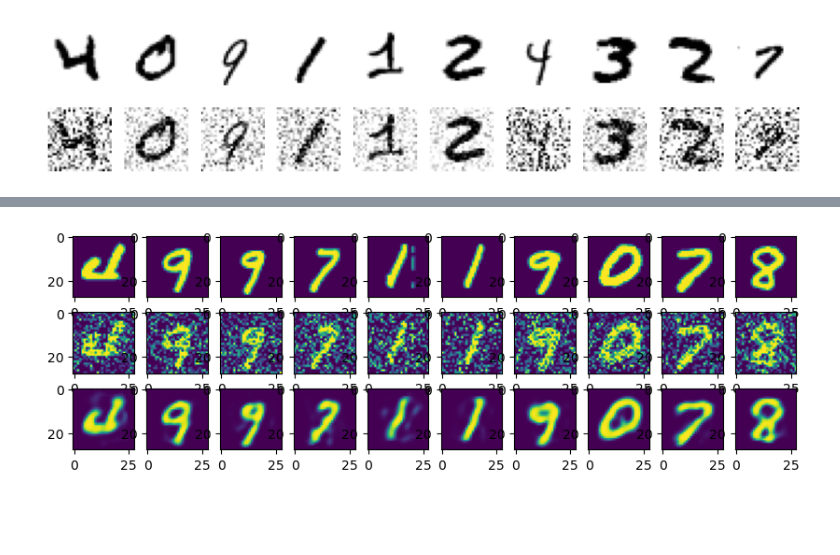
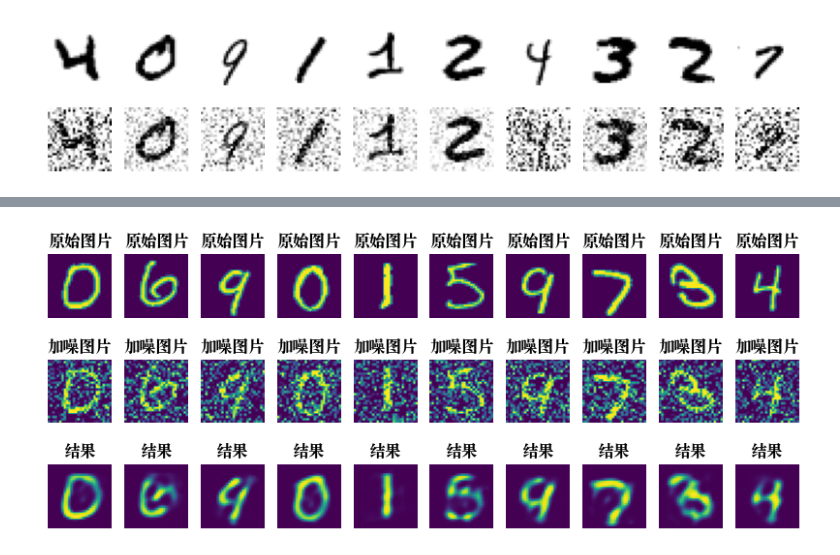
Before and after one commit to ChenZihan-sudo/CS101-Fundamental-Zone, a Jupyter notebook: NeuralNetwork_and_ML/nerual_network/autoencode/denoise.ipynb, the cells around one changed output, grey strips where cells are left out. Drawn from its saved outputs; the diff is of its cells as text; code cells hidden in the pictures; blank space fills up the shorter version.

Commit message:
Deeplearning: add demo of autoencode denoise using cnn

```diff
--- a/NeuralNetwork_and_ML/nerual_network/autoencode/denoise.ipynb
+++ b/NeuralNetwork_and_ML/nerual_network/autoencode/denoise.ipynb
@@ -252,0 +244,9 @@ test_set_decoded = decoder.predict(test_set_encoded)
+# %%
+# Test result in here
+data_set_reparam(0.4,0.55)
+
+encoder = tf.keras.models.load_model("./resources/minst_denoise_encoder.h5")
+decoder = tf.keras.models.load_model("./resources/minst_denoise_decoder.h5")
+
+test_set_encoded = encoder.predict(x_test_noised)
+test_set_decoded = decoder.predict(test_set_encoded)
@@ -253,19 +259,23 @@ test_set_decoded = decoder.predict(test_set_encoded)
 # %%
-# show result of test set
-plt.figure(figsize=(10,3))
+# Show result of test set
+plt.figure(figsize=(10, 4))
+plt.rcParams['font.sans-serif'] = ['Songti SC']
 
-step = 8000
+step = 10
 x_test_noised_numpy = x_test_noised.numpy()
 
 for i in range(0 + step, 10 + step):
-    plt.subplot(3, 10, i-step+1)
-    plt.axis("on")
+    plt.subplot(3, 10, i - step + 1)
+    plt.axis("off")
+    plt.title('原始图片')
     plt.imshow(x_test_numpy[i].reshape(28, 28))
-    plt.subplot(3, 10, i-step+11)
-    plt.axis("on")
+    plt.subplot(3, 10, i - step + 11)
+    plt.axis("off")
+    plt.title('加噪图片')
     plt.imshow(x_test_noised_numpy[i].reshape(28, 28))
-    plt.subplot(3, 10, i-step+21)
-    plt.axis("on")
+    plt.subplot(3, 10, i - step + 21)
+    plt.axis("off")
+    plt.title('结果')
     plt.imshow(test_set_decoded[i].reshape(28, 28))
 # %% [output]
-[figure, old version]
+[figure, new version]
```
Also changed, not shown: parts of 5 cells of this notebook, 6 other files.
